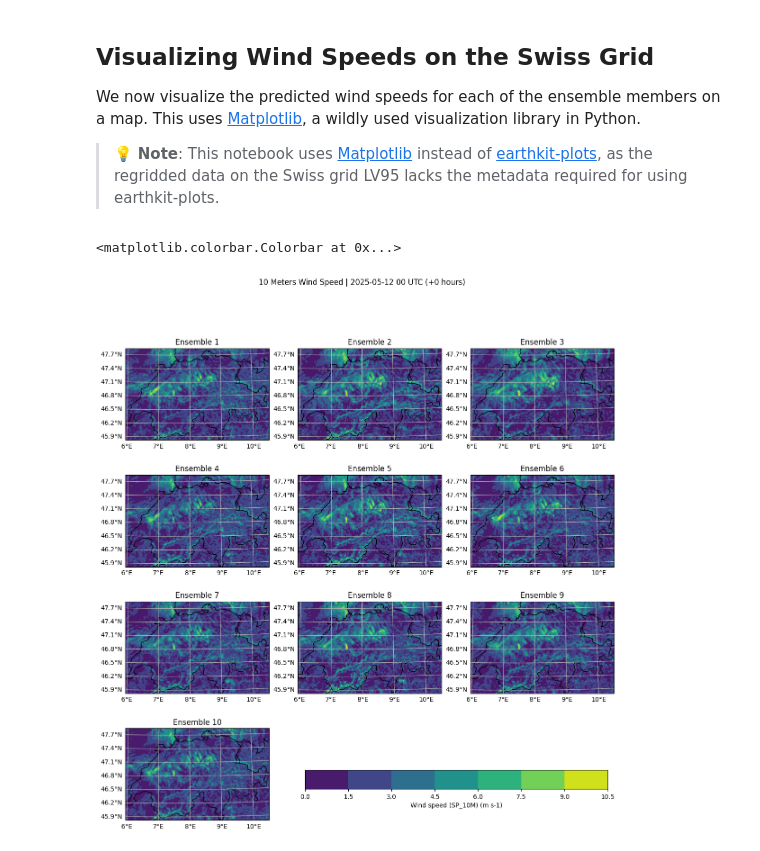
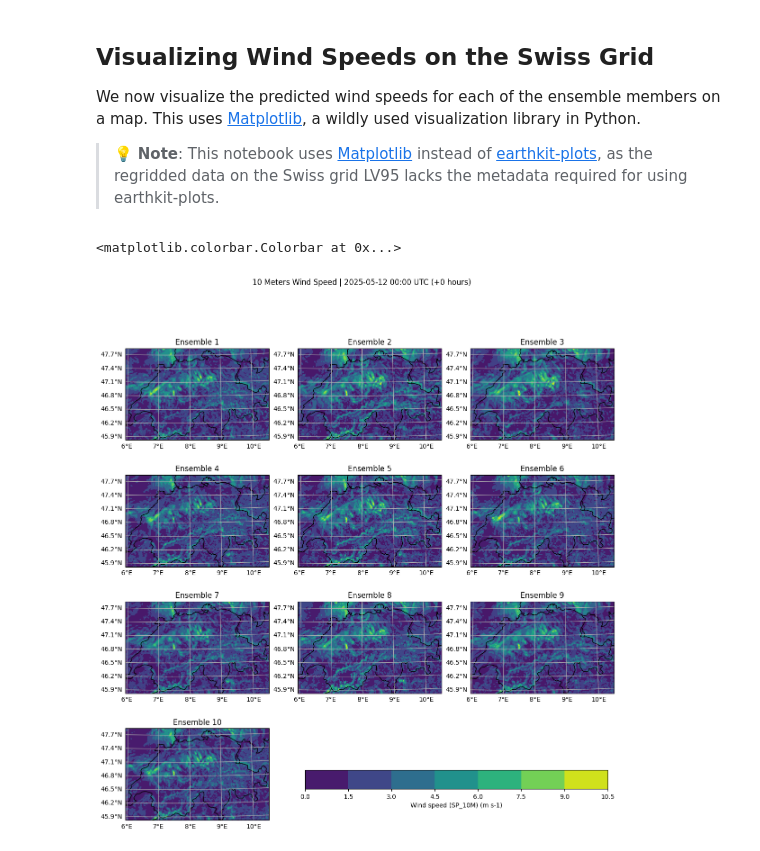
Before and after one commit to wipfli/lowlevelwind, a Jupyter notebook: 03_calculate_wind_speed.ipynb, the cells around one changed output. Saved outputs shown, nothing was run; the diff lists cells and outputs as text; code cells hidden in the pictures.

Commit message:
update time in plot title

```diff
--- a/03_calculate_wind_speed.ipynb
+++ b/03_calculate_wind_speed.ipynb
@@ -217,32 +217,32 @@ for idx, wind_swiss in enumerate(wind_swiss_list):
     # Plot wind speed
     c = ax.contourf(destination.x, destination.y, f.values, transform=crs)
 
     # Set subplot title
     eps = wind_swiss.coords["eps"].values
 
     # Add features
     ax.set_title(f"Ensemble {eps}")
     ax.add_feature(cfeature.BORDERS)
     ax.add_feature(cfeature.LAND)
     gl = ax.gridlines(draw_labels=True)
 
     # Ignore redundant lables
     gl.top_labels = False
     gl.right_labels = False
 
 # Prepare colorbar title and specify location
 wind_param = wind_swiss_list[0].attrs["parameter"]
 legend_label = f"{wind_param['name']} ({wind_param['units']})"
 cax = plt.axes((0.41, 0.17, 0.48, 0.03))
 
 # Prepare figure title
-ref_time = pd.to_datetime(wind_swiss_list[0].coords["ref_time"].values[0]).strftime("%Y-%m-%d %H UTC")
+ref_time = pd.to_datetime(wind_swiss_list[0].coords["ref_time"].values[0]).strftime("%Y-%m-%d %H:%M UTC")
 lead_time = wind_swiss_list[0].coords["lead_time"].values[0].astype('timedelta64[h]')
 title = f"10 Meters Wind Speed | {ref_time} (+{lead_time})"
 
 # Add figure title and colorbar
 figure.suptitle(title)
 figure.colorbar(c, cax=cax, orientation='horizontal', label=legend_label)
 # %% [output]
 <matplotlib.colorbar.Colorbar at 0x...>
-[figure, old version]
+[figure, new version]
```
Also changed, not shown: 1 other file.
